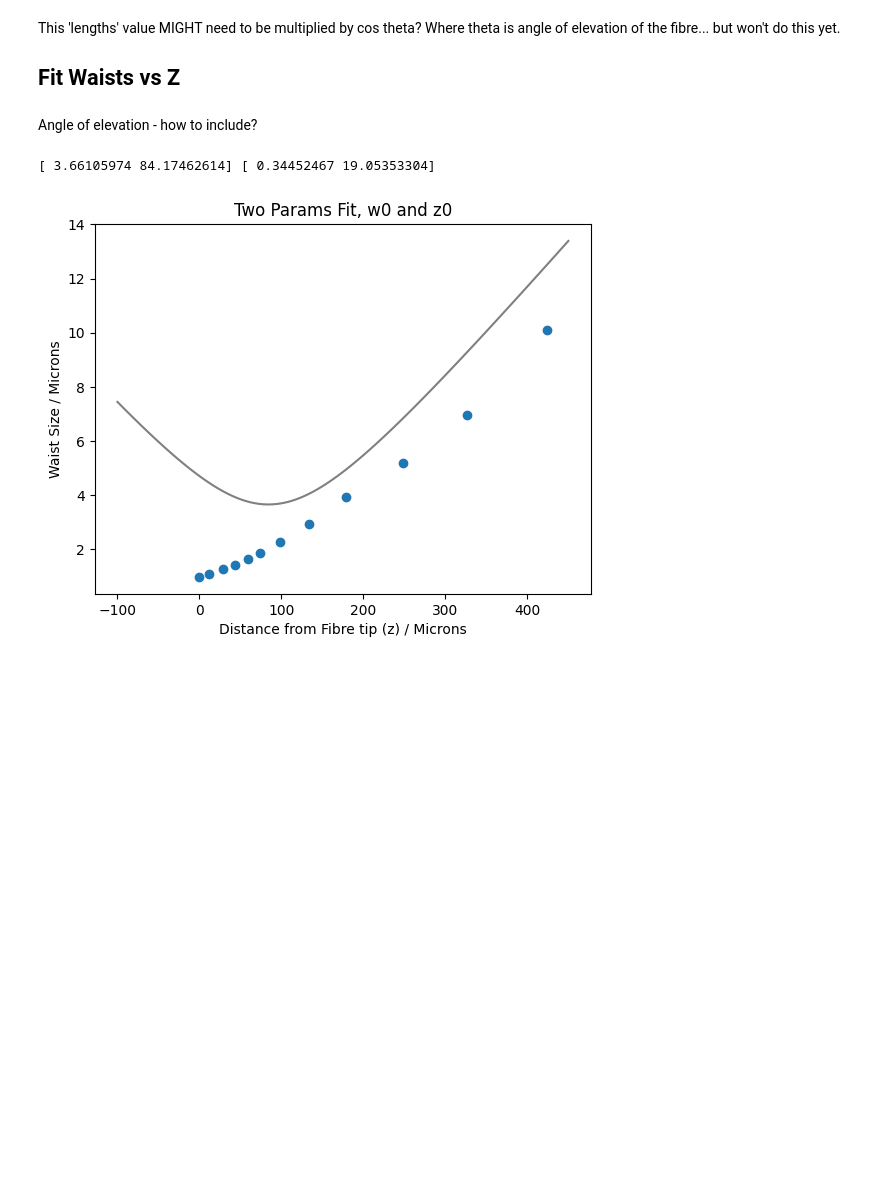
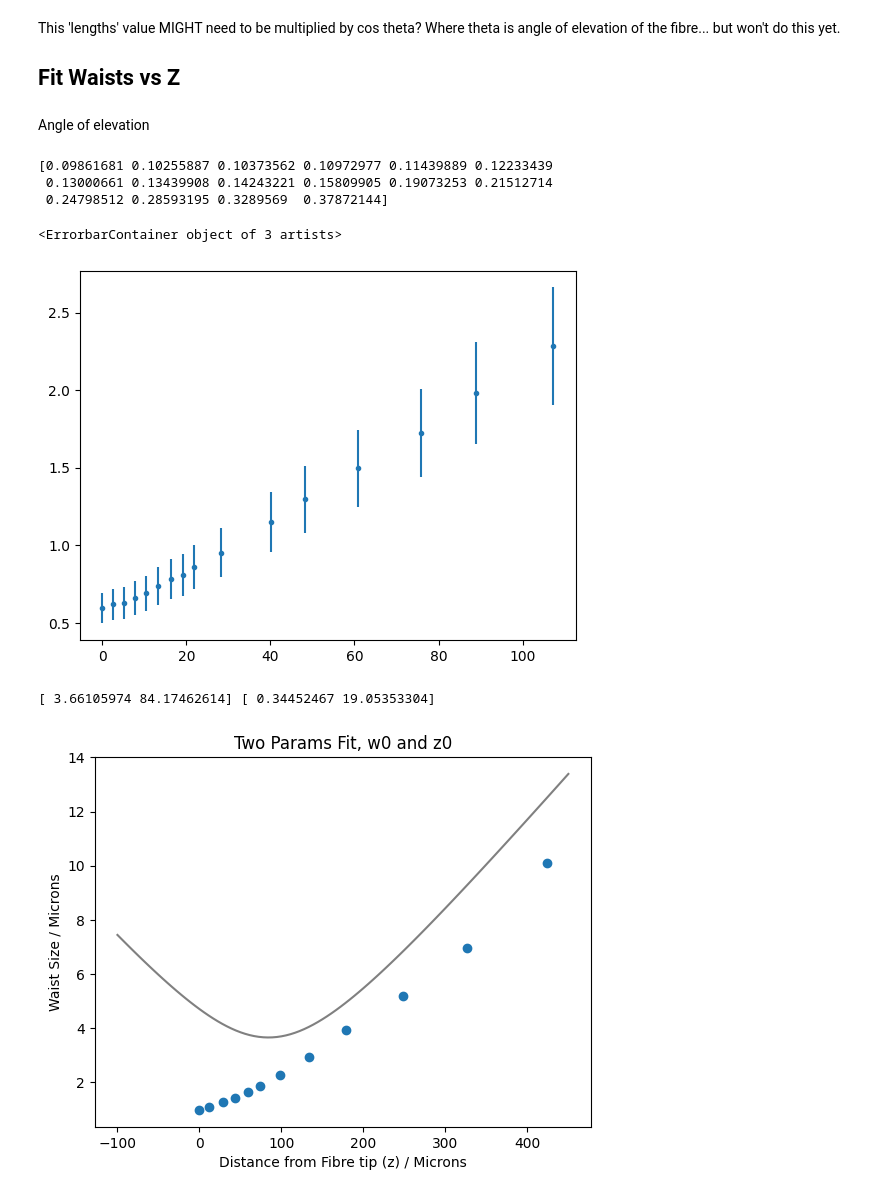
Before and after one commit to akay8/Level4Project, a Jupyter notebook: Cleaved_Fibre.ipynb, the cells around one changed output. Drawn from its saved outputs; the diff is of its cells as text; code cells hidden in the pictures; blank space fills up the shorter version.

Commit message:
errors when add in angle is large!

```diff
--- a/Cleaved_Fibre.ipynb
+++ b/Cleaved_Fibre.ipynb
@@ -276,7 +281,2 @@ def WvsZ(x, min_w, C):
 # %% [markdown]
-Angle of elevation - how to include?
+Angle of elevation
-# %%
-angle_deg = 9 # from image called 1. ELev_angle
-angle = angle_deg * np.pi / 180
-
-waists = waists*np.sin(angle)
@@ -283 +286,23 @@ waists = waists*np.sin(angle)
+# %%
+angle_deg = 6
+angle_deg_err = 1
+angle = angle_deg * np.pi / 180
+angle_err = angle_deg_err * np.pi / 180
+
+# Multiply waists by sin of angle to obtain correct component distance
+zs = lengths
+waists_comp = waists*np.sin(angle)
+
+
+sin_err = np.abs(np.sin(angle + angle_err) - np.sin(angle))
+waists_comp_err = waists_comp*np.sqrt( (sin_err / np.sin(angle))**2 + (waists_errs/waists)**2 )
+print(waists_comp_err)
+
+plt.errorbar(zs, waists_comp, yerr = waists_comp_err, linestyle = '', marker = 'o', ms = 3)
+# %% [output]
+[0.09861681 0.10255887 0.10373562 0.10972977 0.11439889 0.12233439
+ 0.13000661 0.13439908 0.14243221 0.15809905 0.19073253 0.21512714
+ 0.24798512 0.28593195 0.3289569  0.37872144]
+<ErrorbarContainer object of 3 artists>
+[figure, added]
 # %%
```
Also changed, not shown: parts of 6 cells of this notebook.
